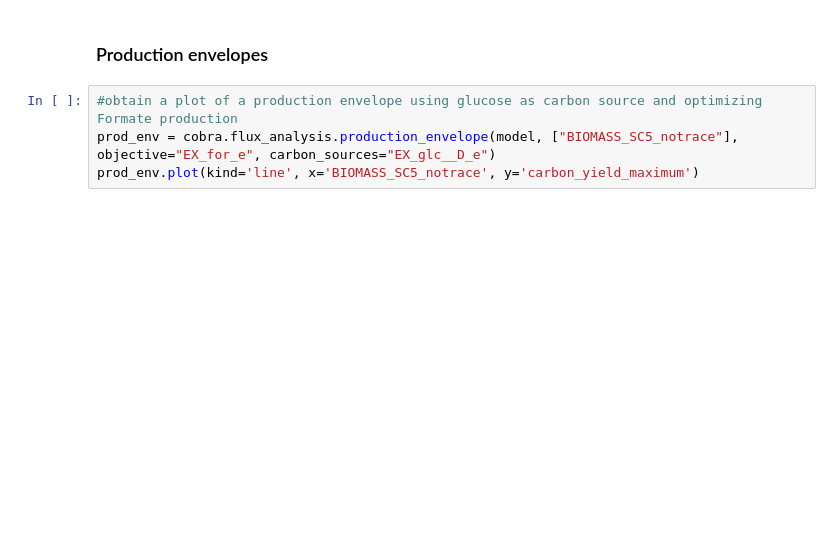
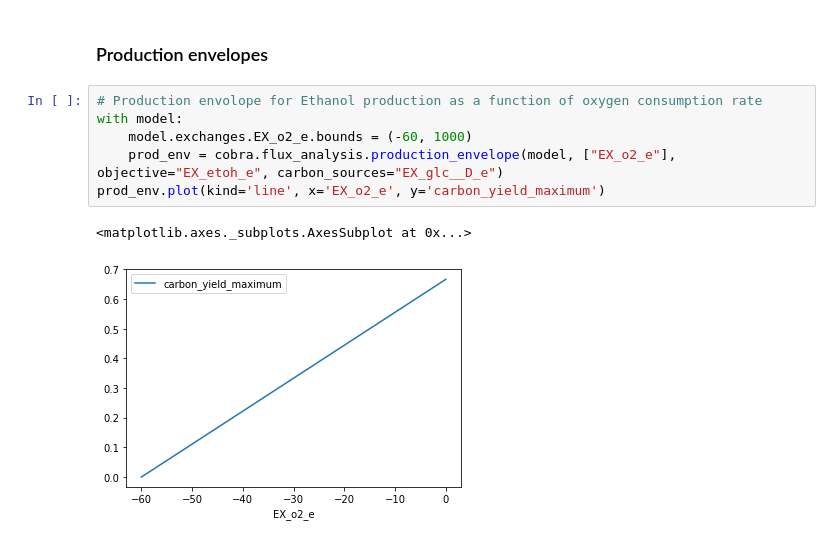
Before and after one commit to BioSystemsUM/s2m2, a Jupyter notebook: flux_analysis/s2m2 - hands-on cobra - Exercise 6.ipynb, the cells around one changed output. Drawn from its saved outputs; the diff is of its cells as text; blank space fills up the shorter version.

```diff
--- a/flux_analysis/s2m2 - hands-on cobra - Exercise 6.ipynb
+++ b/flux_analysis/s2m2 - hands-on cobra - Exercise 6.ipynb
@@ -299,6 +281,11 @@ double_gene_deletion_results
 # %% [markdown]
 ### Production envelopes
 # %%
-#obtain a plot of a production envelope using glucose as carbon source and optimizing Formate production
-prod_env = cobra.flux_analysis.production_envelope(model, ["BIOMASS_SC5_notrace"], objective="EX_for_e", carbon_sources="EX_glc__D_e")
-prod_env.plot(kind='line', x='BIOMASS_SC5_notrace', y='carbon_yield_maximum')
+# Production envolope for Ethanol production as a function of oxygen consumption rate
+with model:
+    model.exchanges.EX_o2_e.bounds = (-60, 1000)
+    prod_env = cobra.flux_analysis.production_envelope(model, ["EX_o2_e"], objective="EX_etoh_e", carbon_sources="EX_glc__D_e")
+prod_env.plot(kind='line', x='EX_o2_e', y='carbon_yield_maximum')
+# %% [output]
+<matplotlib.axes._subplots.AxesSubplot at 0x...>
+[figure, added]
```
Also changed, not shown: parts of 25 cells of this notebook, 4 other files.
